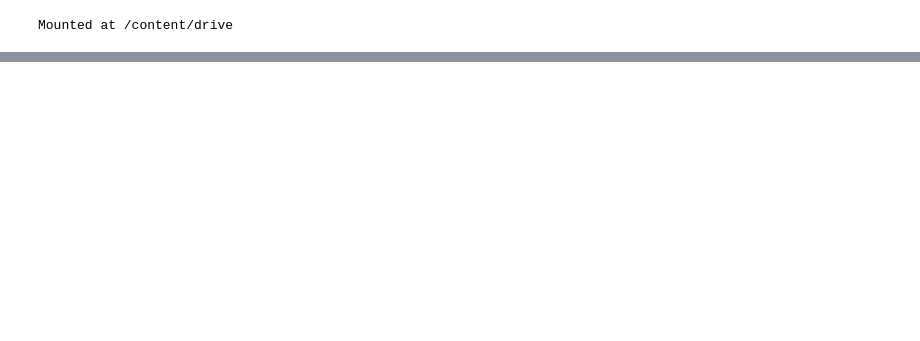
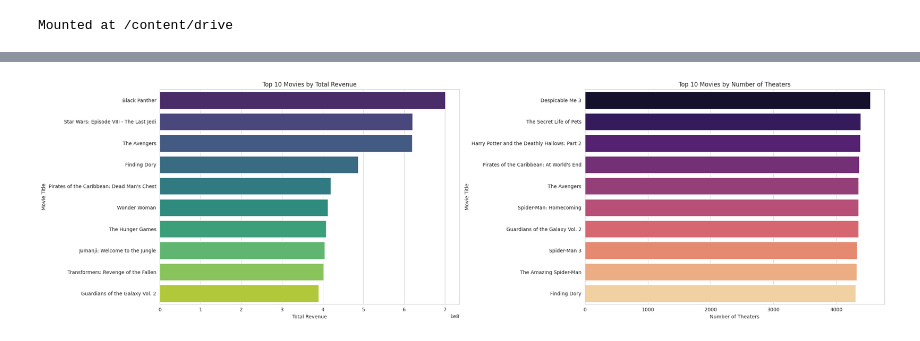
Before and after one commit to mkondzie/box-office, a Jupyter notebook: model.ipynb, the cells around one changed output, grey strips where cells are left out. Drawn from its saved outputs; the diff is of its cells as text; code cells hidden in the pictures; blank space fills up the shorter version.

```diff
--- a/model.ipynb
+++ b/model.ipynb
@@ -1243,0 +171,20 @@ Review the complete data pipeline and the enhanced ranking dashboard to ensure d
+# %%
+fact_df = filtered_df.merge(
+    movie_df[['title', 'movie_id']],
+    on='title',
+    how='left'
+
+)
+
+fact_df = fact_df.merge(
+    date_df[["date_id", "date"]],
+    on="date",
+    how="left"
+)
+
+fact_df.drop(columns=["date"], inplace=True)
+fact_df.drop(columns=["distributor"], inplace=True)
+fact_df['theaters'] = fact_df['theaters'].fillna(0).astype(int)
+fact_df['revenue'] = fact_df['revenue'].fillna(0).astype(int)
+
+fact_df
@@ -1243,0 +358,23 @@ Review the complete data pipeline and the enhanced ranking dashboard to ensure d
+# %%
+total_revenue_per_movie = fact_df.groupby('title')['revenue'].sum().reset_index()
+top_10_revenue = total_revenue_per_movie.sort_values(by='revenue', ascending=False).head(10)
+
+max_theaters_per_movie = fact_df.groupby('title')['theaters'].max().reset_index()
+top_10_theaters = max_theaters_per_movie.sort_values(by='theaters', ascending=False).head(10)
+
+fig, axes = plt.subplots(1, 2, figsize=(24, 7))
+
+sns.barplot(x='revenue', y='title', data=top_10_revenue, palette='viridis', hue='title', legend=False, ax=axes[0])
+axes[0].set_title('Top 10 Movies by Total Revenue')
+axes[0].set_xlabel('Total Revenue')
+axes[0].set_ylabel('Movie Title')
+
+sns.barplot(x='theaters', y='title', data=top_10_theaters, palette='magma', hue='title', legend=False, ax=axes[1])
+axes[1].set_title('Top 10 Movies by Number of Theaters')
+axes[1].set_xlabel('Number of Theaters')
+axes[1].set_ylabel('Movie Title')
+
+plt.tight_layout()
+plt.show()
+# %% [output]
+[figure, added]
```
Also changed, not shown: parts of 87 cells of this notebook.
